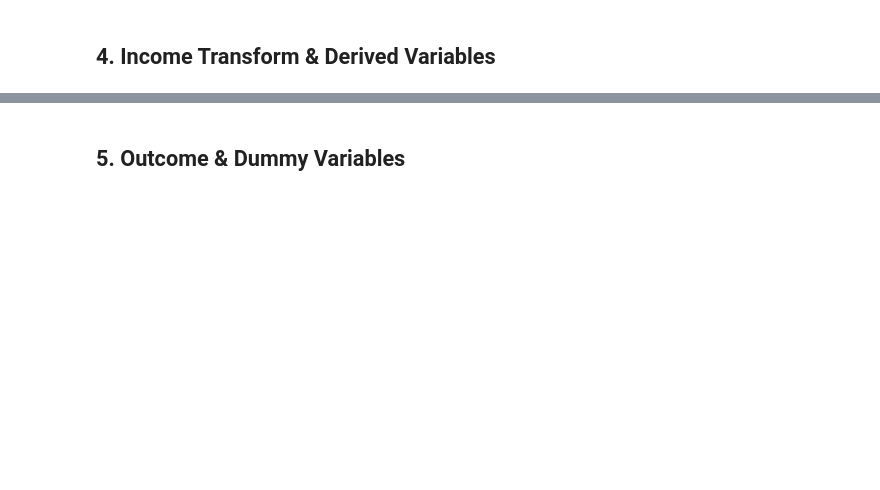
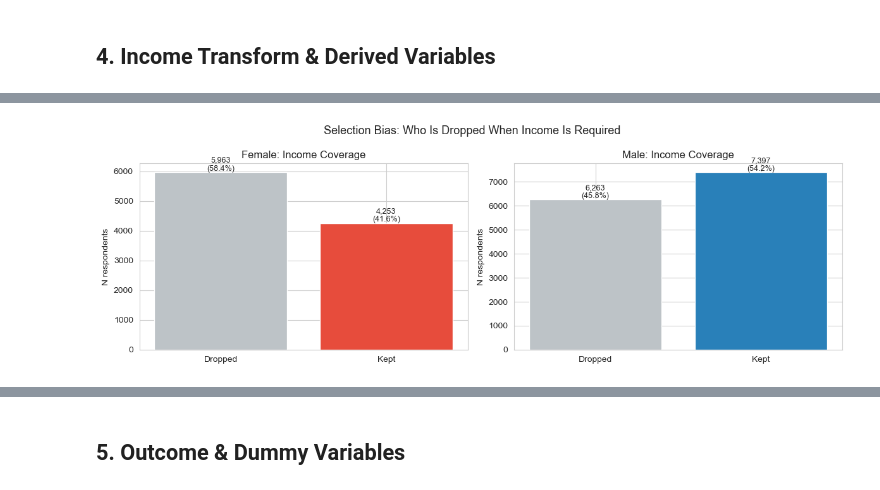
Before and after one commit to Poor1ST/ifls, a Jupyter notebook: process_fix_weighted.ipynb, the cells around one changed output, grey strips where cells are left out. Drawn from its saved outputs; the diff is of its cells as text; code cells hidden in the pictures; blank space fills up the shorter version.

```diff
--- a/process_fix_weighted.ipynb
+++ b/process_fix_weighted.ipynb
@@ -17,19 +16,21 @@ pd.set_option('display.max_columns', None)
 ## 1. Load Raw Data
 # %%
 def load_stata(path, cols):
-    """Load Stata file; strip Categorical wrapper so columns are plain Python objects."""
     df = pd.read_stata(path, columns=cols)
     for col in df.columns:
-        if pd.api.types.is_categorical_dtype(df[col]):
+        if isinstance(df[col].dtype, pd.CategoricalDtype):
             df[col] = df[col].astype(object)
     return df
 
-cov    = load_stata('adult_a/b3a_cov.dta',       ['pidlink', 'marstat', 'age', 'sex'])
-dl1    = load_stata('adult_a/b3a_dl1.dta',       ['pidlink', 'dl01f', 'dl06'])
-tk2    = load_stata('adult_a/b3a_tk2.dta',       ['pidlink', 'tk25a1', 'tk25a2'])
-ptrack = load_stata('tracking_book/ptrack.dta',  ['pidlink', 'pwt14xa'])
+cov    = load_stata('adult_a/b3a_cov.dta',       ['pidlink','hhid14','marstat','age','sex'])
+dl1    = load_stata('adult_a/b3a_dl1.dta',       ['pidlink','dl01f','dl06'])
+tk2    = load_stata('adult_a/b3a_tk2.dta',       ['pidlink','tk25a1','tk25a2'])
+ptrack = load_stata('tracking_book/ptrack.dta',  ['pidlink','pwt14xa'])
+bk_sc1 = load_stata('control_book/bk_sc1.dta',  ['hhid14','sc05'])   # urban/rural
 
 print('cov   :', cov.shape)
 print('dl1   :', dl1.shape)
 print('tk2   :', tk2.shape)
 print('ptrack:', ptrack.shape)
+print('bk_sc1:', bk_sc1.shape)
+print('Urban/Rural counts:', bk_sc1['sc05'].value_counts().to_dict())
@@ -104,0 +158,71 @@ print(df[['monthly_income', 'log_income', 'age', 'age_squared']].describe())
+# %%
+IFLS_MISSING = [999999997, 999999998, 999999999]
+
+# ── Load raw income BEFORE any cleaning ─────────────────────
+tk2_raw = load_stata("adult_a/b3a_tk2.dta", ["pidlink","tk25a1"])
+cov_raw = load_stata("adult_a/b3a_cov.dta", ["pidlink","sex","age"])
+cov_raw["sex"] = cov_raw["sex"].astype(str).map({"1:Male":"Male","3:Female":"Female"})
+cov_raw["age"] = pd.to_numeric(cov_raw["age"], errors="coerce")
+raw = cov_raw[cov_raw["sex"].isin(["Male","Female"]) & (cov_raw["age"]>=18)].merge(tk2_raw, on="pidlink", how="inner")
+raw["income_raw"] = pd.to_numeric(raw["tk25a1"], errors="coerce")
+
+print("=" * 60)
+print("BEFORE CLEANING (raw tk25a1)")
+print("=" * 60)
+for sex in ["Female", "Male"]:
+    sub = raw[raw["sex"]==sex]["income_raw"]
+    nan_true  = sub.isna().sum()
+    nan_ifls  = sub.isin(IFLS_MISSING).sum()
+    zero      = (sub==0).sum()
+    valid     = sub[~sub.isin(IFLS_MISSING) & sub.notna() & (sub>0)]
+    print(f"--- {sex} (N={len(sub):,}) ---")
+    print(f"  True NaN (did not answer) : {nan_true:,} ({nan_true/len(sub)*100:.1f}%)")
+    print(f"  IFLS missing codes (999..) : {nan_ifls:,} ({nan_ifls/len(sub)*100:.1f}%)")
+    print(f"  Zero income                : {zero:,} ({zero/len(sub)*100:.1f}%)")
+    print(f"  Valid (>0, non-missing)    : {len(valid):,} ({len(valid)/len(sub)*100:.1f}%)")
+    print(f"  Max (raw)                  : {sub.max():,.0f}")
+
+print()
+print("=" * 60)
+print("AFTER CLEANING (IFLS codes removed, zero/NaN dropped)")
+print("=" * 60)
+raw["income_clean"] = raw["income_raw"].replace(IFLS_MISSING, np.nan)
+valid_df = raw.dropna(subset=["income_clean"])
+valid_df = valid_df[valid_df["income_clean"] > 0]
+for sex in ["Female", "Male"]:
+    sub = valid_df[valid_df["sex"]==sex]["income_clean"]
+    total = len(raw[raw["sex"]==sex])
+    print(f"--- {sex}: {len(sub):,} of {total:,} kept ({len(sub)/total*100:.1f}%) | Dropped: {total-len(sub):,} ({(total-len(sub))/total*100:.1f}%) ---")
+    print(sub.describe().apply(lambda x: f"{x:,.0f}").to_string())
+    print(f"  Log income mean : {np.log1p(sub).mean():.3f}")
+    print(f"  Log income std  : {np.log1p(sub).std():.3f}")
+
+# ── Bar chart: kept vs dropped by sex ────────────────────────
+fig, axes = plt.subplots(1, 2, figsize=(12, 4))
+for ax, sex, color in zip(axes, ["Female","Male"], ["#e74c3c","#2980b9"]):
+    total = len(raw[raw["sex"]==sex])
+    kept  = len(valid_df[valid_df["sex"]==sex])
+    ax.bar(["Dropped","Kept"], [total-kept, kept],
+           color=["#bdc3c7", color], edgecolor="white")
+    ax.set_title(f"{sex}: Income Coverage", fontsize=12)
+    ax.set_ylabel("N respondents")
+    for i, v in enumerate([total-kept, kept]):
+        ax.text(i, v+50, f"{v:,}\n({v/total*100:.1f}%)", ha="center", fontsize=9)
+plt.suptitle("Selection Bias: Who Is Dropped When Income Is Required", fontsize=13)
+plt.tight_layout()
+plt.savefig("income_selection_bias.png", dpi=150)
+plt.show()
+
+# ── Log income distribution after cleaning ───────────────────
+fig, ax = plt.subplots(figsize=(9, 4))
+for sex, color in [("Female","#e74c3c"),("Male","#2980b9")]:
+    sub = np.log1p(valid_df[valid_df["sex"]==sex]["income_clean"])
+    ax.hist(sub, bins=40, alpha=0.55, color=color, label=sex, edgecolor="none")
+ax.set_xlabel("Log Monthly Income", fontsize=12)
+ax.set_ylabel("Frequency", fontsize=12)
+ax.set_title("Log Income Distribution After Cleaning — by Sex", fontsize=13)
+ax.legend()
+plt.tight_layout()
+plt.savefig("log_income_distribution.png", dpi=150)
+plt.show()
+# %% [output]
@@ -104,0 +246 @@ print(df[['monthly_income', 'log_income', 'age', 'age_squared']].describe())
+[figure, added]
```
Also changed, not shown: parts of 30 cells of this notebook, 7 other files.
